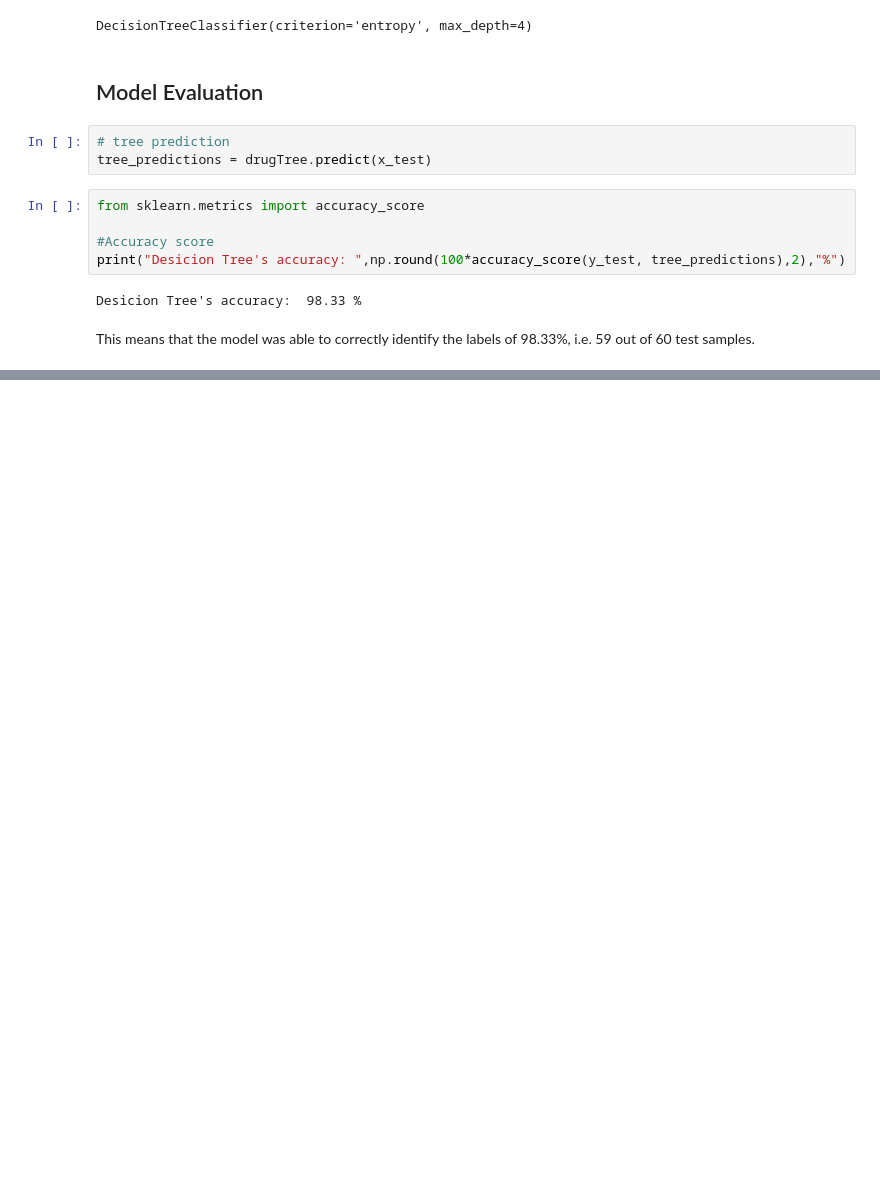
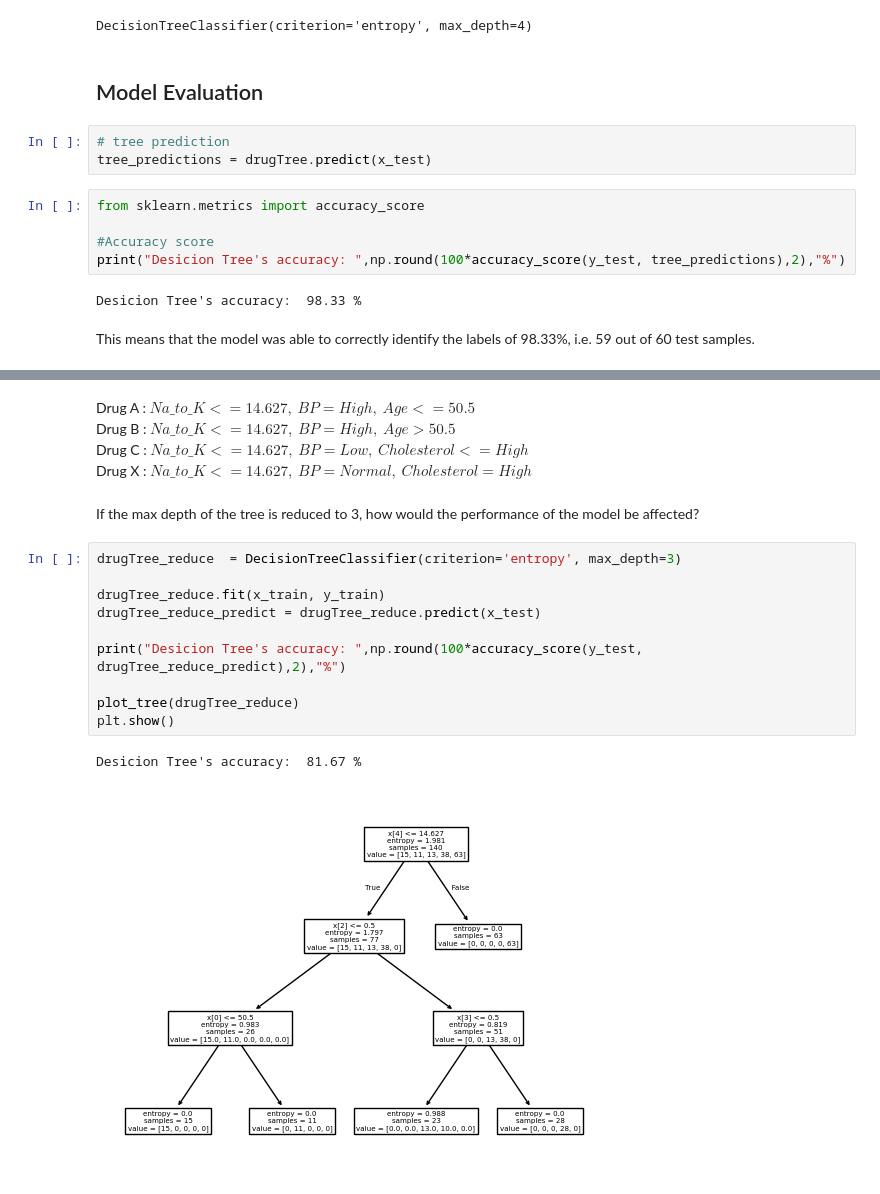
Before and after one commit to VishSeran/machine-learning-models, a Jupyter notebook: decision-tree-model/Decisiion_Trees.ipynb, the cells around one changed output, grey strips where cells are left out. Saved outputs shown, nothing was run; the diff lists cells and outputs as text; blank space fills up the shorter version.

```diff
--- a/decision-tree-model/Decisiion_Trees.ipynb
+++ b/decision-tree-model/Decisiion_Trees.ipynb
@@ -232,0 +251,21 @@ This means that the model was able to correctly identify the labels of 98.33%, i
+# %% [markdown]
+
+Drug A : $Na\_to\_K <= 14.627,\ BP = High,\ Age <= 50.5$<br>
+Drug B : $Na\_to\_K <= 14.627,\ BP = High,\ Age > 50.5$<br>
+Drug C : $Na\_to\_K <= 14.627,\ BP = Low,\ Cholesterol <= High$<br>
+Drug X : $Na\_to\_K <= 14.627,\ BP = Normal,\ Cholesterol = High$
+# %% [markdown]
+If the max depth of the tree is reduced to 3, how would the performance of the model be affected?
+# %%
+drugTree_reduce  = DecisionTreeClassifier(criterion='entropy', max_depth=3)
+
+drugTree_reduce.fit(x_train, y_train)
+drugTree_reduce_predict = drugTree_reduce.predict(x_test)
+
+print("Desicion Tree's accuracy: ",np.round(100*accuracy_score(y_test, drugTree_reduce_predict),2),"%")
+
+plot_tree(drugTree_reduce)
+plt.show()
+# %% [output]
+Desicion Tree's accuracy:  81.67 %
+[figure, added]
```
Also changed, not shown: parts of 3 cells of this notebook.
